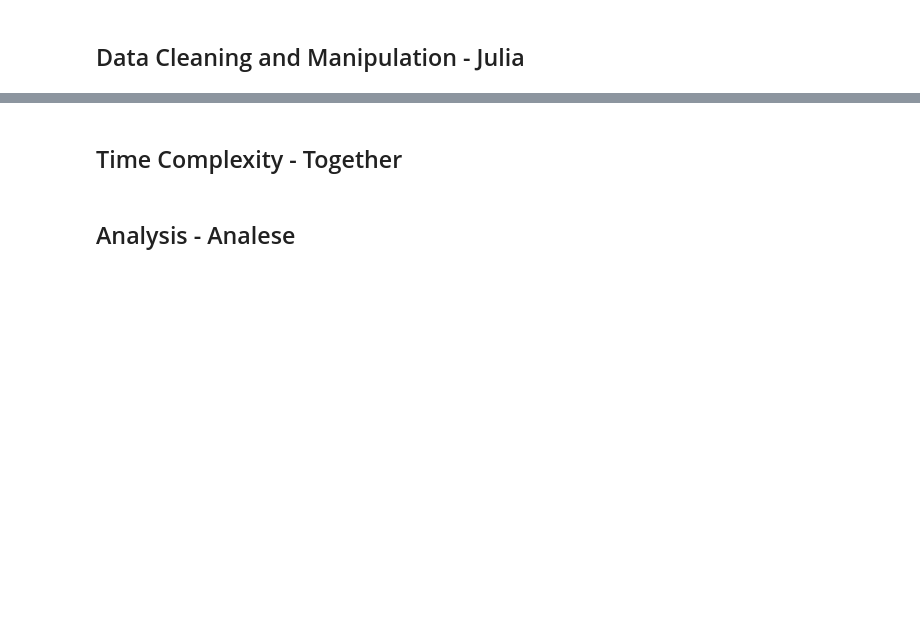
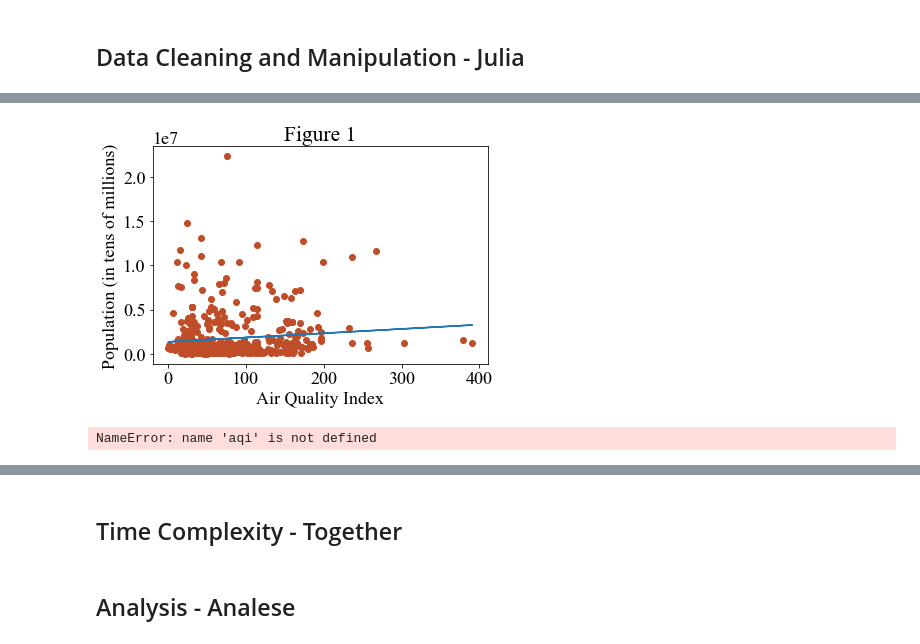
Before and after one commit to jhkaplan4050/SI330-final-project, a Jupyter notebook: presentation_notebook.ipynb, the cells around one changed output, grey strips where cells are left out. Saved outputs shown, nothing was run; the diff lists cells and outputs as text; code cells hidden in the pictures; blank space fills up the shorter version.

```diff
--- a/presentation_notebook.ipynb
+++ b/presentation_notebook.ipynb
@@ -68,0 +115,3 @@ time: 5.07 ms (started: 2021-12-04 14:36:41 -05:00)
+# %%
+df_correlations = functions.clean_df('combined_df.csv')
+parameter_dict = functions.set_parameters(df_correlations)
@@ -68,0 +120,5 @@ time: 5.07 ms (started: 2021-12-04 14:36:41 -05:00)
+# %%
+functions.create_figure1(parameter_dict)
+# %% [output]
+[figure, added]
+NameError: name 'aqi' is not defined
```
Also changed, not shown: parts of 14 cells of this notebook, 1 other file.
